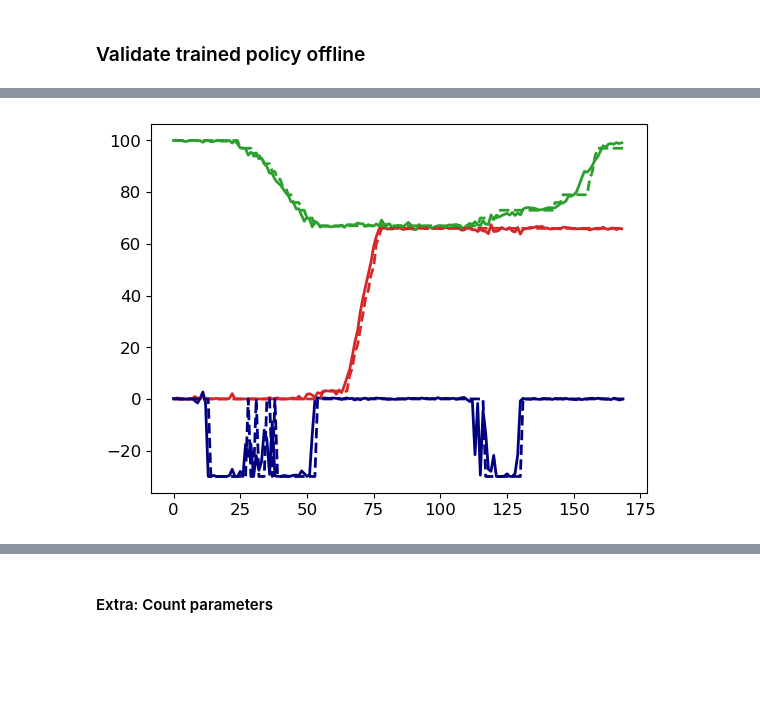
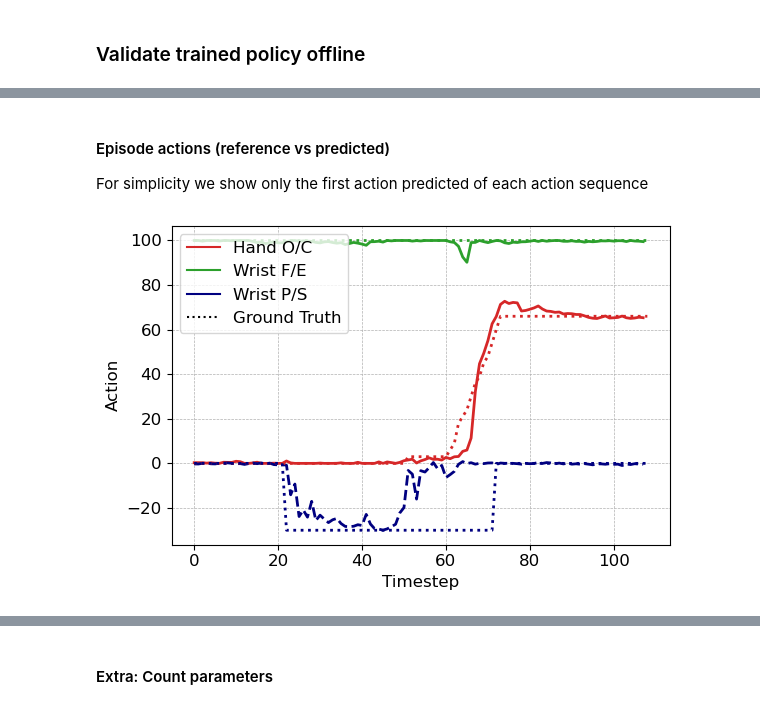
Before and after one commit to hsp-iit/HannesImitation, a Jupyter notebook: notebooks/validate_policy.ipynb, the cells around one changed output, grey strips where cells are left out. Cells and saved outputs as stored; diff of their text form; code cells hidden in the pictures; blank space fills up the shorter version.

Commit message:
updated visualization of offline episode observations, actions (predicted vs ground truth), and video generation in notebook

```diff
--- a/notebooks/validate_policy.ipynb
+++ b/notebooks/validate_policy.ipynb
@@ -70,13 +75,0 @@ episode = train_dataset.replay_buffer.get_episode(idx)
-# %%
-results_dicts = []
-
-for i, ep_idx in enumerate(vl_episode_indeces):
-    episode = train_dataset.replay_buffer.get_episode(ep_idx)
-    action_sequences, actions_gt = evaluate_policy_on_episode(policy, episode, observation_horizon=policy.n_obs_steps) # {'executed', 'predicted'}
-
-    executed_actions = np.array(action_sequences['executed'])
-    errors = compute_episode_errors_per_horizon(actions_gt, pred_actions=executed_actions, observation_horizon=policy.n_obs_steps, h=0)
-
-    # append results
-    results_dicts.append(vl_labels[i])
-    results_dicts[-1]['errors'] = errors
@@ -104,12 +129,33 @@ human_to_hannes_handover_errors = np.abs(human_to_hannes_handover_errors)
+# %% [markdown]
+#### Episode actions (reference vs predicted)
+For simplicity we show only the first action predicted of each action sequence
 # %%
-plt.plot(executed_action_trajectories[:, 0, 0], color='tab:red', linestyle='-', linewidth=2, alpha=1, label="Hand O/C")
-plt.plot(executed_action_trajectories[:, 0, 1], color='tab:green', linestyle='-', linewidth=2, alpha=1, label='Wrist F/E')
-plt.plot(executed_action_trajectories[:, 0, 2], color='navy', linestyle='-', linewidth=2, alpha=1, label='Wrist P/S')
+executed_action_sequences = np.array(action_sequences['executed']) # (time, Ta, Da)
 
-plt.plot(actions_gt[:, 0], color='tab:red', linestyle='--', linewidth=2, alpha=1, label="Hand O/C")
-plt.plot(actions_gt[:, 1], color='tab:green', linestyle='--', linewidth=2, alpha=1, label='Wrist F/E')
-plt.plot(actions_gt[:, 2], color='navy', linestyle='--', linewidth=2, alpha=1, label='Wrist P/S')
+fig = plt.figure(figsize=(6, 4))
+plt.plot(executed_action_sequences[:, 0, 0], color='tab:red', linewidth=2, alpha=1,)
+plt.plot(executed_action_sequences[:, 0, 1], color='tab:green', linewidth=2, alpha=1,)
+plt.plot(executed_action_sequences[:, 0, 2], color='navy', linestyle='--', linewidth=2, alpha=1,)
 
+plt.plot(actions_gt[:, 0], color='tab:red', linestyle=':', linewidth=2, alpha=1)
+plt.plot(actions_gt[:, 1], color='tab:green', linestyle=':', linewidth=2, alpha=1)
+plt.plot(actions_gt[:, 2], color='navy', linestyle=':', linewidth=2, alpha=1)
+
+plt.plot([], color='tab:red', label="Hand O/C")
+plt.plot([], color='tab:green', label='Wrist F/E')
+plt.plot([], color='navy', linestyle='-', label='Wrist P/S')
+plt.plot([], color='black', linestyle=':', label='Ground Truth')
+
+plt.ylabel('Action')
+plt.xlabel("Timestep")
+plt.grid(linewidth=0.5, linestyle='--')
+plt.legend(loc='upper left', ncols=1)
+
+# Adjust layout for clarity
+plt.tight_layout()
+#plt.savefig(fname='../../figures/test/iros2025/' + name + 'action_predictions.pdf', bbox_inches='tight', dpi=600)
+#plt.savefig(fname='../../figures/test/iros2025/' + name + 'action_predictions.png', bbox_inches='tight', dpi=600)
+#plt.savefig(fname='../../figures/test/iros2025/' + name + 'action_predictions.svg', bbox_inches='tight', dpi=600)
 plt.show()
 # %% [output]
-[figure, old version]
+[figure, new version]
```
Also changed, not shown: parts of 22 cells of this notebook, 1 other file.
